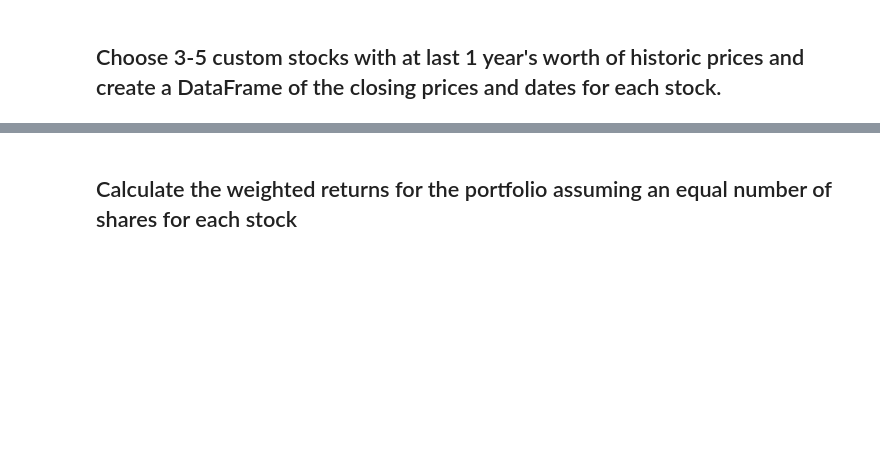
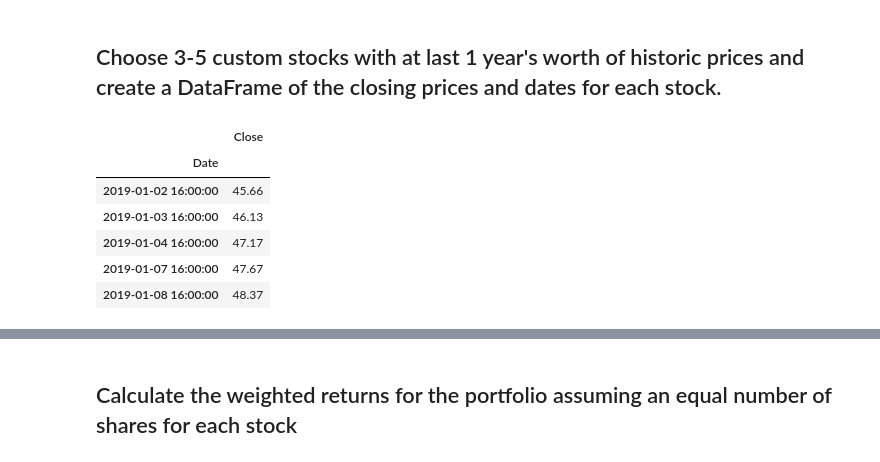
Before and after one commit to markmurdock11/pandas_hw, a Jupyter notebook: whale_analysis.ipynb, the cells around one changed output, grey strips where cells are left out. Saved outputs shown, nothing was run; the diff lists cells and outputs as text; code cells hidden in the pictures; blank space fills up the shorter version.

```diff
--- a/whale_analysis.ipynb
+++ b/whale_analysis.ipynb
@@ -428,3 +428,18 @@ In this section, you will build your own portfolio of stocks, calculate the retu
  - The plotted beta.
 # %% [markdown]
 ## Choose 3-5 custom stocks with at last 1 year's worth of historic prices and create a DataFrame of the closing prices and dates for each stock.
+# %%
+# Read the first stock
+# YOUR CODE HERE
+
+viac_historical = ("../Resources/viac_historical.csv")
+viac_df = pd.read_csv(viac_historical, index_col="Date", parse_dates=True)
+viac_df.head()
+# %% [output]
+|  | Close |
+| Date |  |
+| 2019-01-02 16:00:00 | 45.66 |
+| 2019-01-03 16:00:00 | 46.13 |
+| 2019-01-04 16:00:00 | 47.17 |
+| 2019-01-07 16:00:00 | 47.67 |
+| 2019-01-08 16:00:00 | 48.37 |
```
Also changed, not shown: parts of 8 cells of this notebook.
